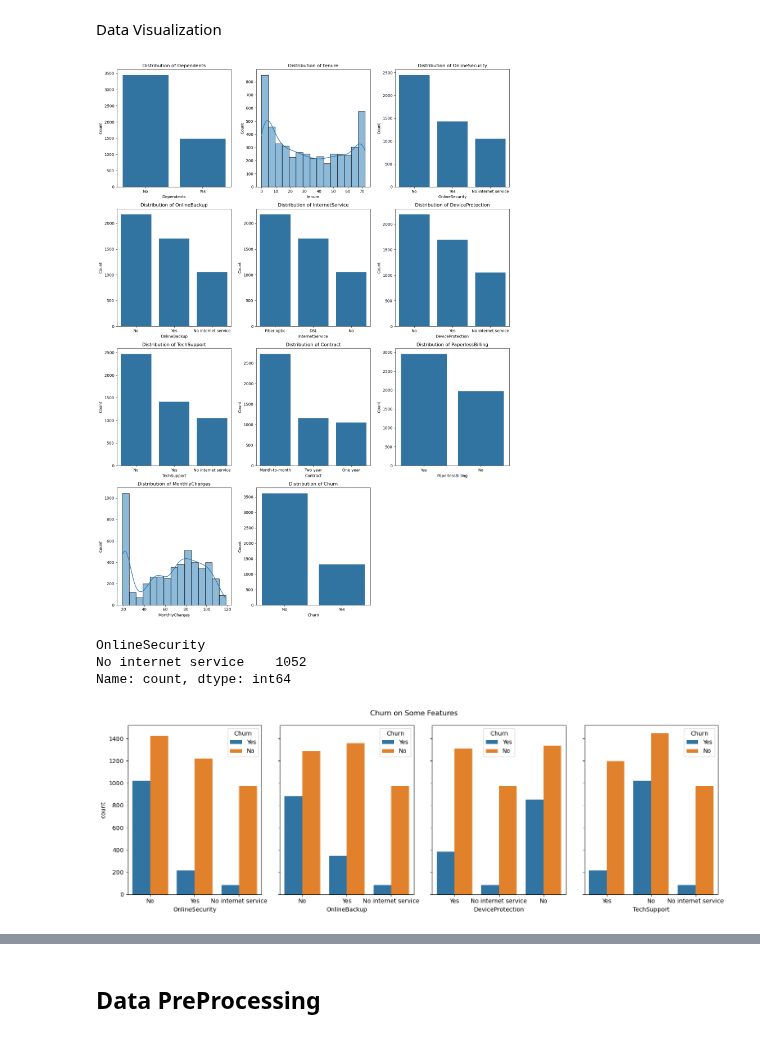
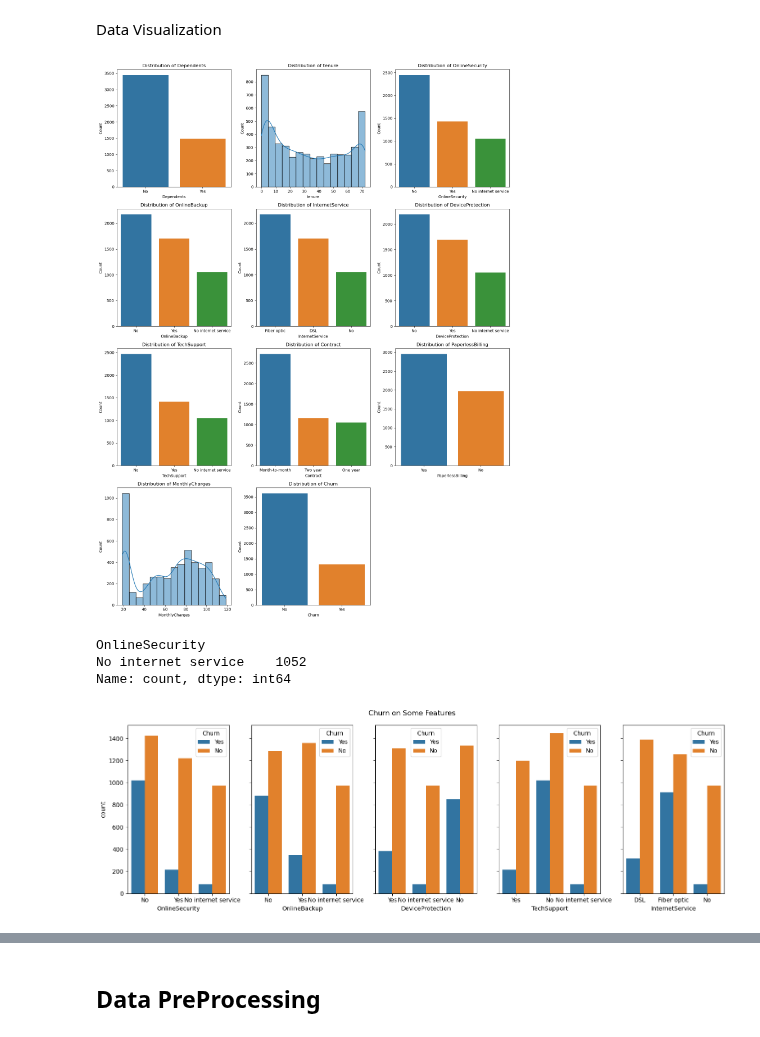
Before and after one commit to fahdmuchammad/Capstone-3-Purwadhika-Machine-learning, a Jupyter notebook: Capstone_3_Muchammad Fahd_Telco.ipynb, the cells around one changed output, grey strips where cells are left out. Cells and saved outputs as stored; diff of their text form; code cells hidden in the pictures.

```diff
--- a/Capstone_3_Muchammad Fahd_Telco.ipynb
+++ b/Capstone_3_Muchammad Fahd_Telco.ipynb
@@ -287,7 +280,7 @@ for i, col in enumerate(df.columns):
         category_counts.columns = [col, 'Count']
 
         # Use sns.barplot for custom counts
-        sns.barplot(x=col, y='Count', data=category_counts, ax=axes[i])
+        sns.barplot(x=col, y='Count', data=category_counts, ax=axes[i], palette='tab10')
     axes[i].set_title(f'Distribution of {col}')
 
 # Remove empty subplots if columns < grid size
@@ -297,7 +290,7 @@ for j in range(i + 1, len(axes)):
 plt.tight_layout()
 plt.show()
 # %% [output]
-[figure, old version]
+[figure, new version]
 # %%
 no_internet=df[df['InternetService']=='No']
 no_internet['OnlineSecurity'].value_counts()
@@ -306,18 +299,19 @@ OnlineSecurity
 No internet service    1052
 Name: count, dtype: int64
 # %%
-fig, axes = plt.subplots(1, 4, figsize=(15, 5), sharey=True)
+fig, axes = plt.subplots(1, 5, figsize=(15, 5), sharey=True)
 
 # Set the title for the whole figure
 plt.suptitle("Churn on Some Features")
 
 # Create the countplots
 sns.countplot(x="OnlineSecurity", data=df, hue="Churn", ax=axes[0])
 sns.countplot(x="OnlineBackup", data=df, hue="Churn", ax=axes[1])
 sns.countplot(x="DeviceProtection", data=df, hue="Churn", ax=axes[2])
 sns.countplot(x="TechSupport", data=df, hue="Churn", ax=axes[3])
+sns.countplot(x="InternetService", data=df, hue="Churn", ax=axes[4])
 # Show the plot
 plt.tight_layout()
 plt.show()
 # %% [output]
-[figure, old version]
+[figure, new version]
```
Also changed, not shown: parts of 27 cells of this notebook.
